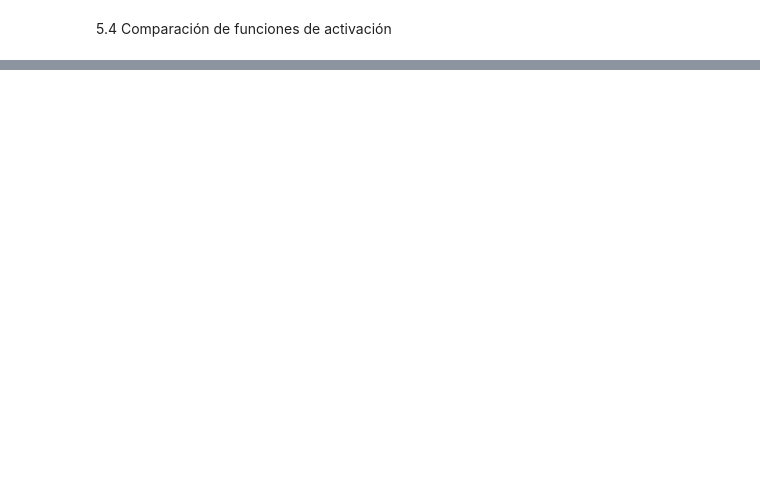
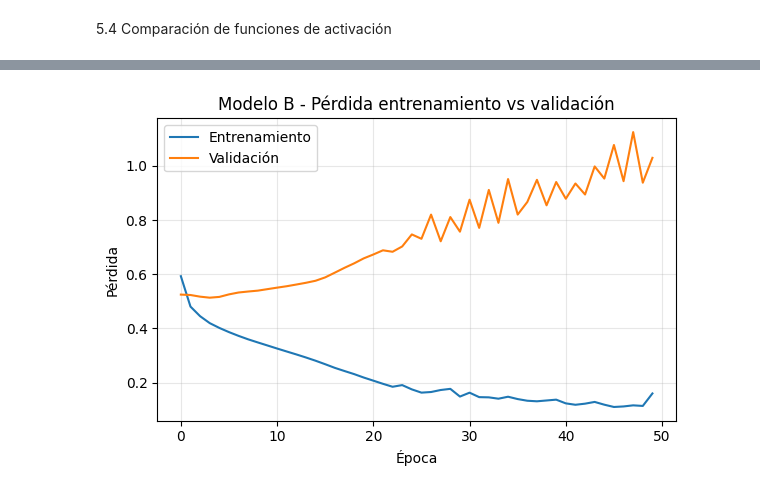
Before and after one commit to danielbenavides-git/Analitica-Computacional-para-la-toma-de-Decisiones-IIND-202610, a Jupyter notebook: Talleres/Taller 6/taller_6_juanita_daniel.ipynb, the cells around one changed output, grey strips where cells are left out. Drawn from its saved outputs; the diff is of its cells as text; code cells hidden in the pictures; blank space fills up the shorter version.

```diff
--- a/Talleres/Taller 6/taller_6_juanita_daniel.ipynb
+++ b/Talleres/Taller 6/taller_6_juanita_daniel.ipynb
@@ -691,0 +674,34 @@ tabla_final
+# %%
+tf.random.set_seed(42)
+model_B = tf.keras.Sequential([
+    tf.keras.layers.Dense(20, activation='tanh', input_shape=(n_feat,)),
+    tf.keras.layers.Dense(10, activation='tanh'),
+    tf.keras.layers.Dense(5,  activation='tanh'),
+    tf.keras.layers.Dense(1,  activation='sigmoid')
+])
+
+model_B.compile(
+    optimizer=tf.keras.optimizers.RMSprop(learning_rate=0.01),
+    loss='binary_crossentropy',
+    metrics=['accuracy']
+)
+
+history_B = model_B.fit(
+    X_train_scaled, y_train,
+    epochs=50,
+    validation_split=0.2,
+    verbose=0
+)
+
+plt.figure(figsize=(6, 4))
+plt.plot(history_B.history['loss'], label='Entrenamiento')
+plt.plot(history_B.history['val_loss'], label='Validación')
+plt.xlabel('Época')
+plt.ylabel('Pérdida')
+plt.title('Modelo B - Pérdida entrenamiento vs validación')
+plt.legend()
+plt.grid(True, alpha=0.3)
+plt.tight_layout()
+plt.show()
+# %% [output]
+[figure, added]
```
Also changed, not shown: parts of 30 cells of this notebook.
